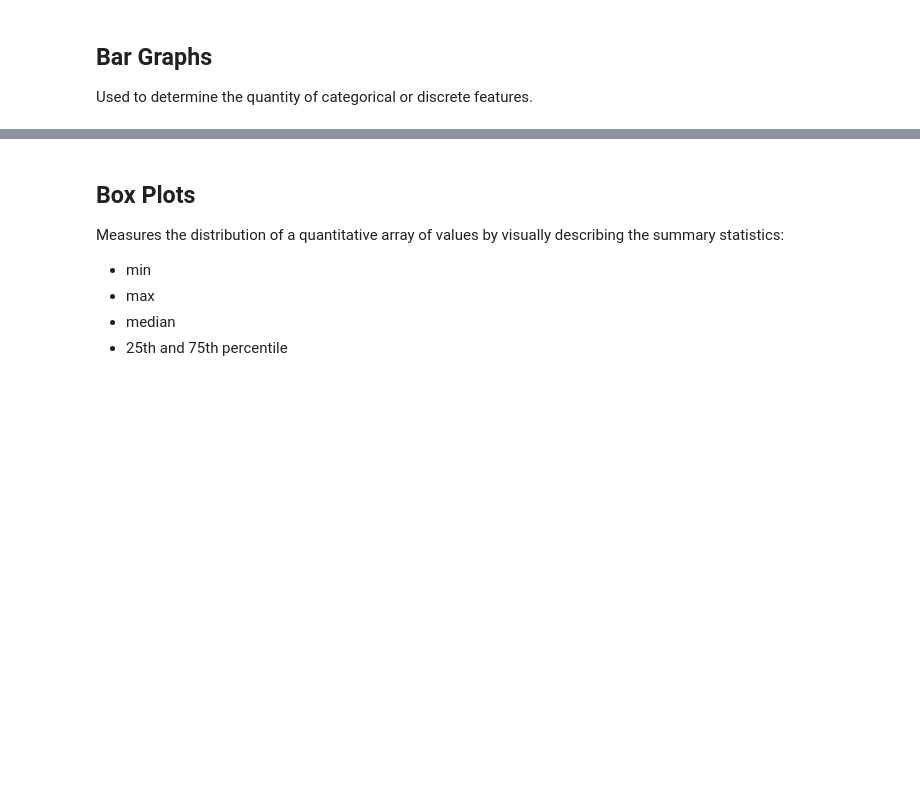
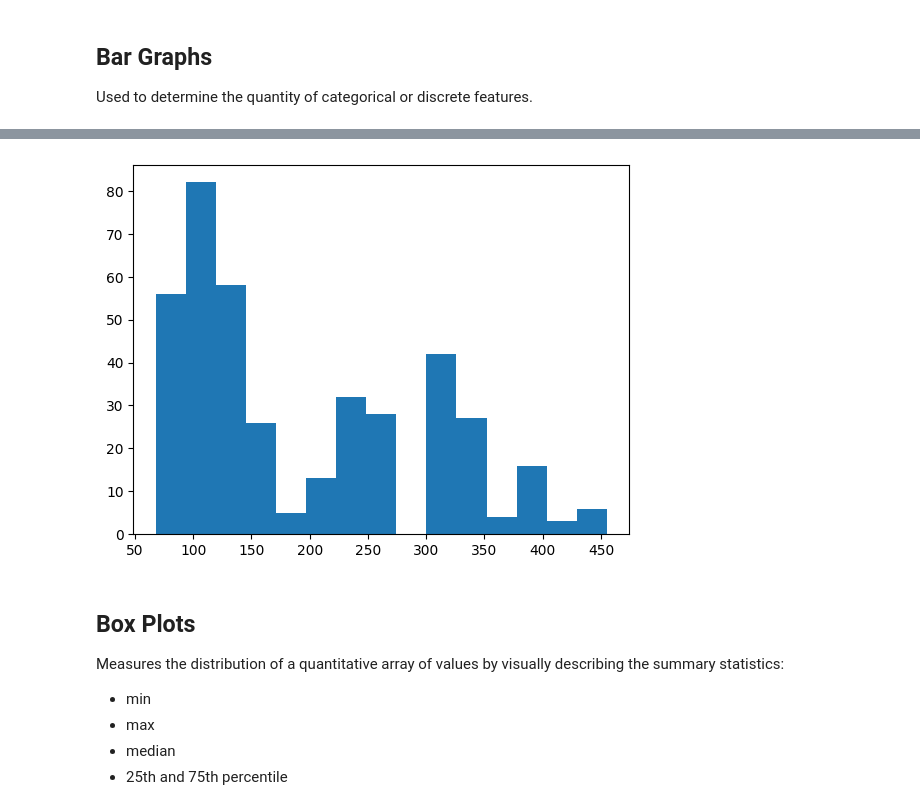
Before and after one commit to tsangrebecca/BloomTech, a Jupyter notebook: Orientation/DS_Fundamentals_Visualizations.ipynb, the cells around one changed output, grey strips where cells are left out. Saved outputs shown, nothing was run; the diff lists cells and outputs as text; code cells hidden in the pictures; blank space fills up the shorter version.

```diff
--- a/Orientation/DS_Fundamentals_Visualizations.ipynb
+++ b/Orientation/DS_Fundamentals_Visualizations.ipynb
@@ -37,3 +64,11 @@ Measure the distribution of values for one quantitative values, divided into sep
+# %%
+#calling subplot object again
+fig, ax = plt.subplots()
+ax.hist(cars['displacement'], bins = 15);
+   # to remove the text below, just add ; to the end of this line
+   # bin number means how many groupings we want
+# %% [output]
+[figure, added]
 # %% [markdown]
 ## Box Plots
 Measures the distribution of a quantitative array of values by visually describing the summary statistics:
```
Also changed, not shown: parts of 9 cells of this notebook.
